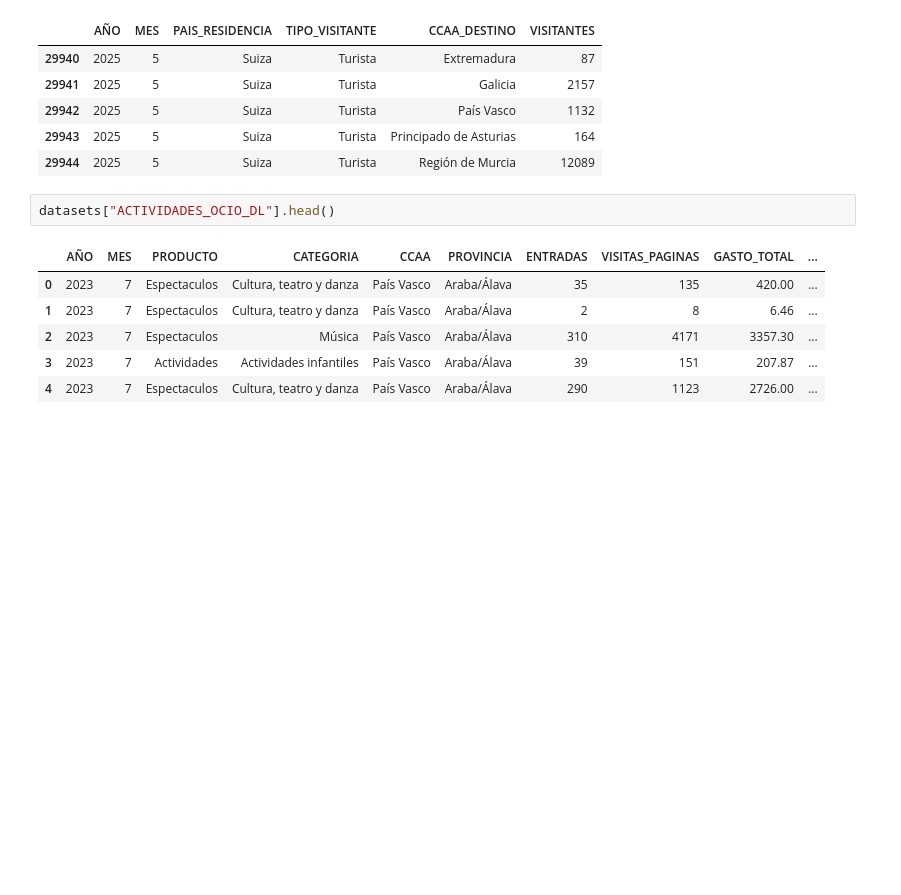
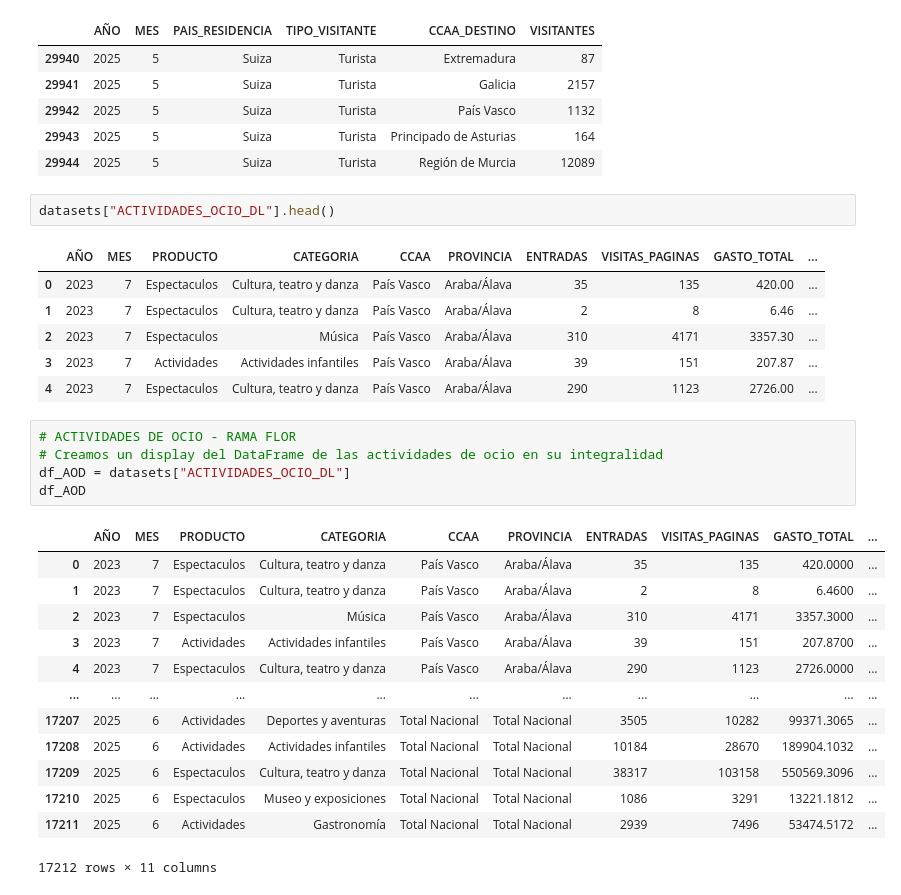
Before and after one commit to lorenabao/ETL_Turismo, a Jupyter notebook: 01_Extraction.ipynb, the cells around one changed output. Saved outputs shown, nothing was run; the diff lists cells and outputs as text; blank space fills up the shorter version.

```diff
--- a/01_Extraction.ipynb
+++ b/01_Extraction.ipynb
@@ -106,3 +108,22 @@ datasets["ACTIVIDADES_OCIO_DL"].head()
 | 2 | 2023 | 7 | Espectaculos | Música | País Vasco | Araba/Álava | 310 | 4171 | 3357.30 | ... |
 | 3 | 2023 | 7 | Actividades | Actividades infantiles | País Vasco | Araba/Álava | 39 | 151 | 207.87 | ... |
 | 4 | 2023 | 7 | Espectaculos | Cultura, teatro y danza | País Vasco | Araba/Álava | 290 | 1123 | 2726.00 | ... |
+# %%
+# ACTIVIDADES DE OCIO - RAMA FLOR
+# Creamos un display del DataFrame de las actividades de ocio en su integralidad
+df_AOD = datasets["ACTIVIDADES_OCIO_DL"]
+df_AOD
+# %% [output]
+|  | AÑO | MES | PRODUCTO | CATEGORIA | CCAA | PROVINCIA | ENTRADAS | VISITAS_PAGINAS | GASTO_TOTAL | ... |
+| 0 | 2023 | 7 | Espectaculos | Cultura, teatro y danza | País Vasco | Araba/Álava | 35 | 135 | 420.0000 | ... |
+| 1 | 2023 | 7 | Espectaculos | Cultura, teatro y danza | País Vasco | Araba/Álava | 2 | 8 | 6.4600 | ... |
+| 2 | 2023 | 7 | Espectaculos | Música | País Vasco | Araba/Álava | 310 | 4171 | 3357.3000 | ... |
+| 3 | 2023 | 7 | Actividades | Actividades infantiles | País Vasco | Araba/Álava | 39 | 151 | 207.8700 | ... |
+| 4 | 2023 | 7 | Espectaculos | Cultura, teatro y danza | País Vasco | Araba/Álava | 290 | 1123 | 2726.0000 | ... |
+| ... | ... | ... | ... | ... | ... | ... | ... | ... | ... | ... |
+| 17207 | 2025 | 6 | Actividades | Deportes y aventuras | Total Nacional | Total Nacional | 3505 | 10282 | 99371.3065 | ... |
+| 17208 | 2025 | 6 | Actividades | Actividades infantiles | Total Nacional | Total Nacional | 10184 | 28670 | 189904.1032 | ... |
+| 17209 | 2025 | 6 | Espectaculos | Cultura, teatro y danza | Total Nacional | Total Nacional | 38317 | 103158 | 550569.3096 | ... |
+| 17210 | 2025 | 6 | Espectaculos | Museo y exposiciones | Total Nacional | Total Nacional | 1086 | 3291 | 13221.1812 | ... |
+| 17211 | 2025 | 6 | Actividades | Gastronomía | Total Nacional | Total Nacional | 2939 | 7496 | 53474.5172 | ... |
+17212 rows × 11 columns
```
Also changed, not shown: parts of 11 cells of this notebook.
